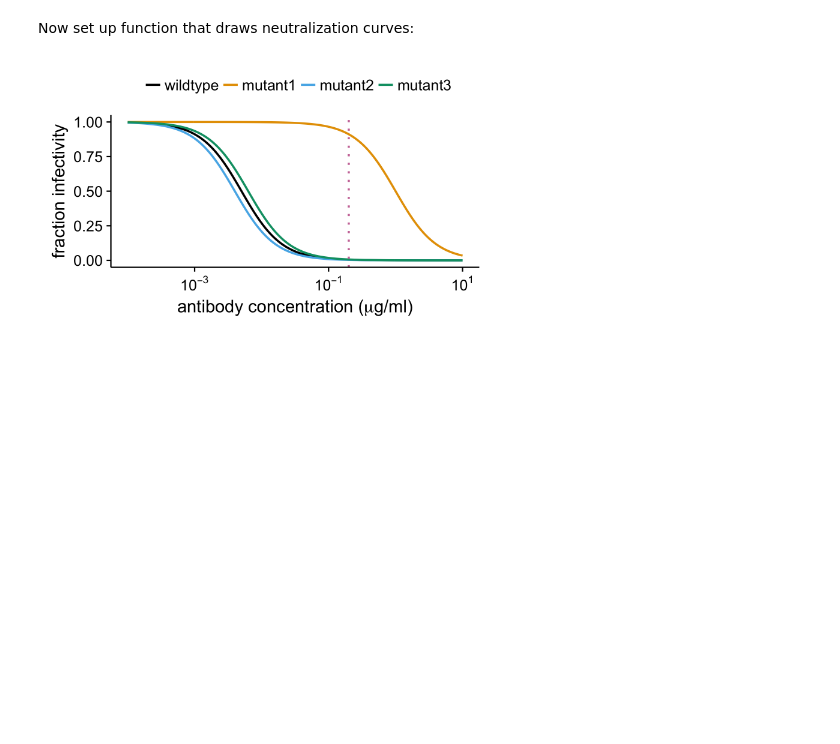
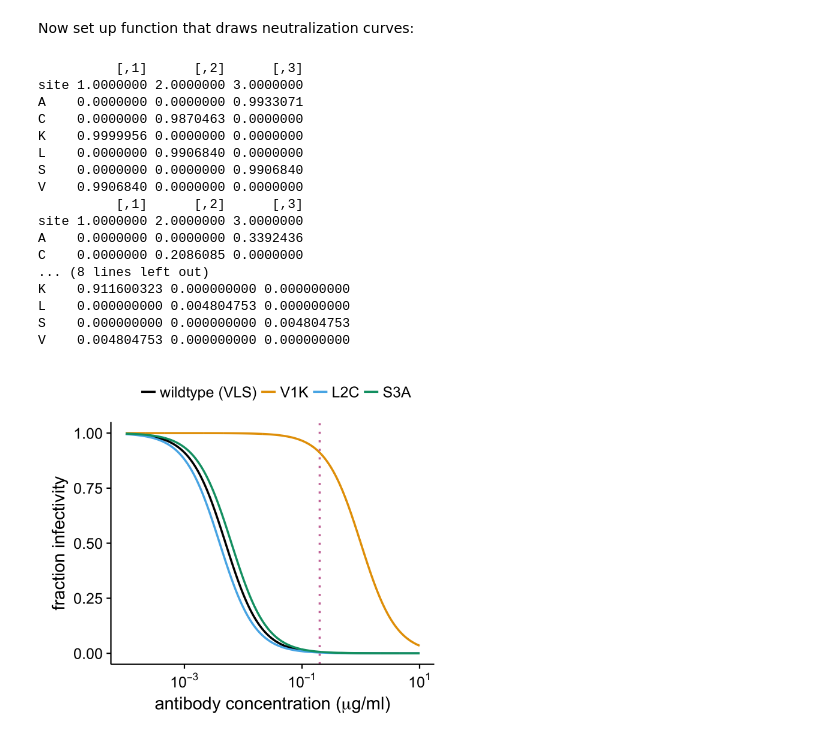
Before and after one commit to jbloomlab/HA_antibody_ease_of_escape, a Jupyter notebook: paper/figs/fracsurvive_example/fracsurvive_example.ipynb, the cells around one changed output. Drawn from its saved outputs; the diff is of its cells as text; code cells hidden in the pictures; blank space fills up the shorter version.

Commit message:
more work on fracsurvive_example

```diff
--- a/paper/figs/fracsurvive_example/fracsurvive_example.ipynb
+++ b/paper/figs/fracsurvive_example/fracsurvive_example.ipynb
@@ -77,18 +77,25 @@ logc <- seq(from=logcmin, to=logcmax, by=logcdelta)
 # %% [markdown]
 Now set up function that draws neutralization curves:
 # %%
-#' plot set of neutralization curves
+#' plot set of neutralization curves and logo plots
 #'
 #' Returns list of plots
 #' @param variants vector of variant names
 #' @param ic50s vector of IC50 values
+#' @param seqs vector seqs for each variant, first one is wildtype
 #' @param conc vector of concentrations at which to draw vertical lines
-plotcurves <- function(variants, ic50s, conc) {
+plotcurvesandlogo <- function(variants, ic50s, seqs, conc) {
   # dataframe giving fraction survive for each antibody at each concentration
+  wtseq <- seqs[[1]]
+  sites <- seq(1, nchar(wtseq))
   neutdata <- data.frame(logc)  %>%
-    merge(data.frame(variant=variants, ic50=ic50s)) %>%
+    merge(data.frame(variant=variants, ic50=ic50s, seq=seqs)) %>%
+    merge(data.frame(site=sites)) %>%
     transform(variant=factor(variant, levels=variants)) %>%
-    mutate(fracsurvive=neutcurve(logc, ic50), c=10**logc)
+    mutate(fracsurvive=neutcurve(logc, ic50),
+      c=10**logc,
+      aa=str_sub(seq, site, site),
+      wt=str_sub(wtseq, site, site))
 
   # neutralization curve plots
   p.list <- lapply(conc,
@@ -105,16 +112,49 @@ plotcurves <- function(variants, ic50s, conc) {
     }
     )
 
+  # plot sequence logo
+  lapply(conc,
+    function (concline) {
+      # create matrix with frac surviving data
+      mat <- neutdata %>%
+        filter(abs(c - concline) == min(abs(c - concline))) %>%
+        filter((wt != aa) | (seq == wtseq)) %>%
+        dcast(site ~ aa, value.var='fracsurvive', fill=0) %>%
+        as.matrix %>%
+        t %>%
+        print
+    }
+    )
+
   return(p.list)
 }
 # %%
-variants <- c('wildtype', 'mutant1', 'mutant2', 'mutant3')
+variants <- c('wildtype (VLS)', 'V1K', 'L2C', 'S3A')
+seqs <- c('VLS', 'KLS', 'VCS', 'VLA')
 
-p <- plotcurves(
+p <- plotcurvesandlogo(
     variants=variants,
     ic50s=c(-2.3, 0, -2.4, -2.2),
+    seqs=seqs,
     conc=c(2e-4, 1e-2, 2e-1))
 
-saveShowPlot(p[[3]], width=5, height=3)
+saveShowPlot(p[[3]], width=4.5, height=4)
 # %% [output]
+          [,1]      [,2]      [,3]
+site 1.0000000 2.0000000 3.0000000
+A    0.0000000 0.0000000 0.9933071
+C    0.0000000 0.9870463 0.0000000
+K    0.9999956 0.0000000 0.0000000
+L    0.0000000 0.9906840 0.0000000
+S    0.0000000 0.0000000 0.9906840
+V    0.9906840 0.0000000 0.0000000
+          [,1]      [,2]      [,3]
+site 1.0000000 2.0000000 3.0000000
+A    0.0000000 0.0000000 0.3392436
+C    0.0000000 0.2086085 0.0000000
+... (8 lines left out)
+K    0.911600323 0.000000000 0.000000000
+L    0.000000000 0.004804753 0.000000000
+S    0.000000000 0.000000000 0.004804753
+V    0.004804753 0.000000000 0.000000000
-[figure, old version]
+[figure, new version]
```
Also changed, not shown: parts of 2 cells of this notebook.
